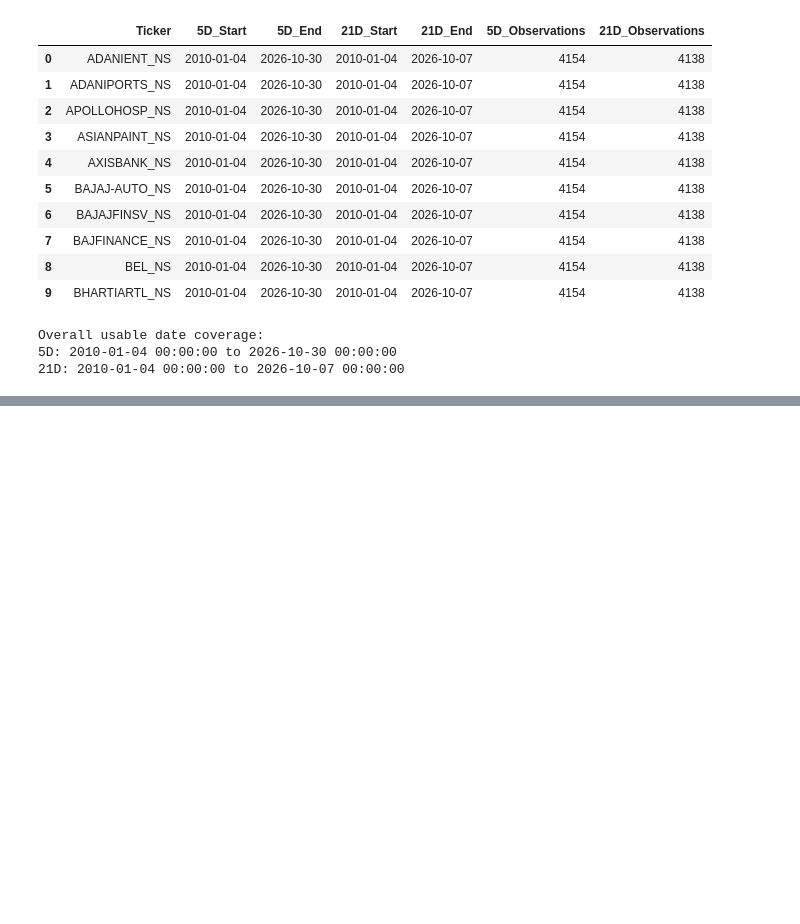
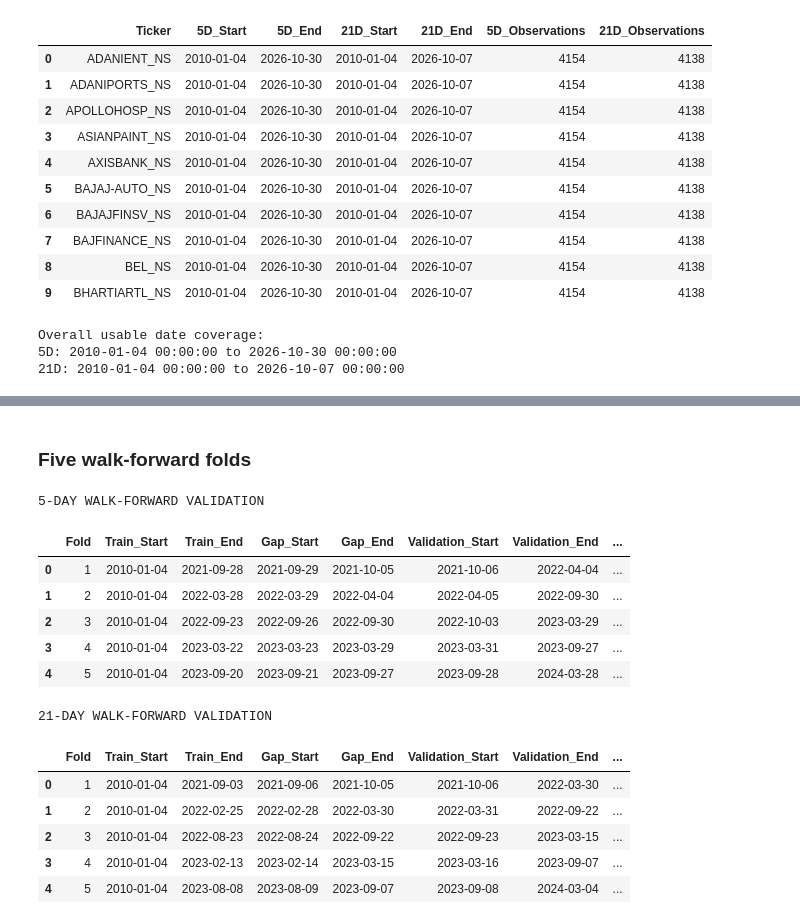
Before and after one commit to Srisupha29/DataScience_Projects, a Jupyter notebook: Indian_Equity_Market_Risk_Forecaster/notebooks/02_Volatility_Targets.ipynb, the cells around one changed output, grey strips where cells are left out. Cells and saved outputs as stored; diff of their text form; code cells hidden in the pictures; blank space fills up the shorter version.

```diff
--- a/Indian_Equity_Market_Risk_Forecaster/notebooks/02_Volatility_Targets.ipynb
+++ b/Indian_Equity_Market_Risk_Forecaster/notebooks/02_Volatility_Targets.ipynb
@@ -748,0 +821,67 @@ Overall usable date coverage:
+# %% [markdown]
+###  Five walk-forward folds
+# %%
+n_folds = 5
+fold_results = {}
+
+for horizon in [5, 21]:
+
+    periods = split_boundaries[horizon]
+    val_start, val_end = periods["Validation"]
+
+    validation_dates = common_dates[
+        (common_dates >= val_start) &
+        (common_dates <= val_end)
+    ]
+
+    # Divide validation dates into five consecutive blocks
+    fold_date_blocks = np.array_split(validation_dates, n_folds)
+
+    folds = []
+
+    for fold_number, fold_dates in enumerate(fold_date_blocks, start=1):
+
+        fold_start = fold_dates[0]
+        fold_end = fold_dates[-1]
+
+        # Position of the validation start in the full date index
+        start_pos = common_dates.get_loc(fold_start)
+
+        # Exclude the forecast horizon immediately before validation
+        train_end_pos = start_pos - horizon - 1
+
+        gap_start = common_dates[train_end_pos + 1]
+        gap_end = common_dates[start_pos - 1]
+
+        folds.append({
+            "Fold": fold_number,
+            "Train_Start": common_dates[0],
+            "Train_End": common_dates[train_end_pos],
+            "Gap_Start": gap_start,
+            "Gap_End": gap_end,
+            "Validation_Start": fold_start,
+            "Validation_End": fold_end,
+            "Train_Observations": train_end_pos + 1,
+            "Gap_Observations": horizon,
+            "Validation_Observations": len(fold_dates)
+        })
+
+    fold_results[horizon] = pd.DataFrame(folds)
+
+    print(f"\n{horizon}-DAY WALK-FORWARD VALIDATION")
+    display(fold_results[horizon])
+# %% [output]
+5-DAY WALK-FORWARD VALIDATION
+|  | Fold | Train_Start | Train_End | Gap_Start | Gap_End | Validation_Start | Validation_End | ... |
+| 0 | 1 | 2010-01-04 | 2021-09-28 | 2021-09-29 | 2021-10-05 | 2021-10-06 | 2022-04-04 | ... |
+| 1 | 2 | 2010-01-04 | 2022-03-28 | 2022-03-29 | 2022-04-04 | 2022-04-05 | 2022-09-30 | ... |
+| 2 | 3 | 2010-01-04 | 2022-09-23 | 2022-09-26 | 2022-09-30 | 2022-10-03 | 2023-03-29 | ... |
+| 3 | 4 | 2010-01-04 | 2023-03-22 | 2023-03-23 | 2023-03-29 | 2023-03-31 | 2023-09-27 | ... |
+| 4 | 5 | 2010-01-04 | 2023-09-20 | 2023-09-21 | 2023-09-27 | 2023-09-28 | 2024-03-28 | ... |
+21-DAY WALK-FORWARD VALIDATION
+|  | Fold | Train_Start | Train_End | Gap_Start | Gap_End | Validation_Start | Validation_End | ... |
+| 0 | 1 | 2010-01-04 | 2021-09-03 | 2021-09-06 | 2021-10-05 | 2021-10-06 | 2022-03-30 | ... |
+| 1 | 2 | 2010-01-04 | 2022-02-25 | 2022-02-28 | 2022-03-30 | 2022-03-31 | 2022-09-22 | ... |
+| 2 | 3 | 2010-01-04 | 2022-08-23 | 2022-08-24 | 2022-09-22 | 2022-09-23 | 2023-03-15 | ... |
+| 3 | 4 | 2010-01-04 | 2023-02-13 | 2023-02-14 | 2023-03-15 | 2023-03-16 | 2023-09-07 | ... |
+| 4 | 5 | 2010-01-04 | 2023-08-08 | 2023-08-09 | 2023-09-07 | 2023-09-08 | 2024-03-04 | ... |
```
Also changed, not shown: parts of 1 cell of this notebook, 1 other file.
